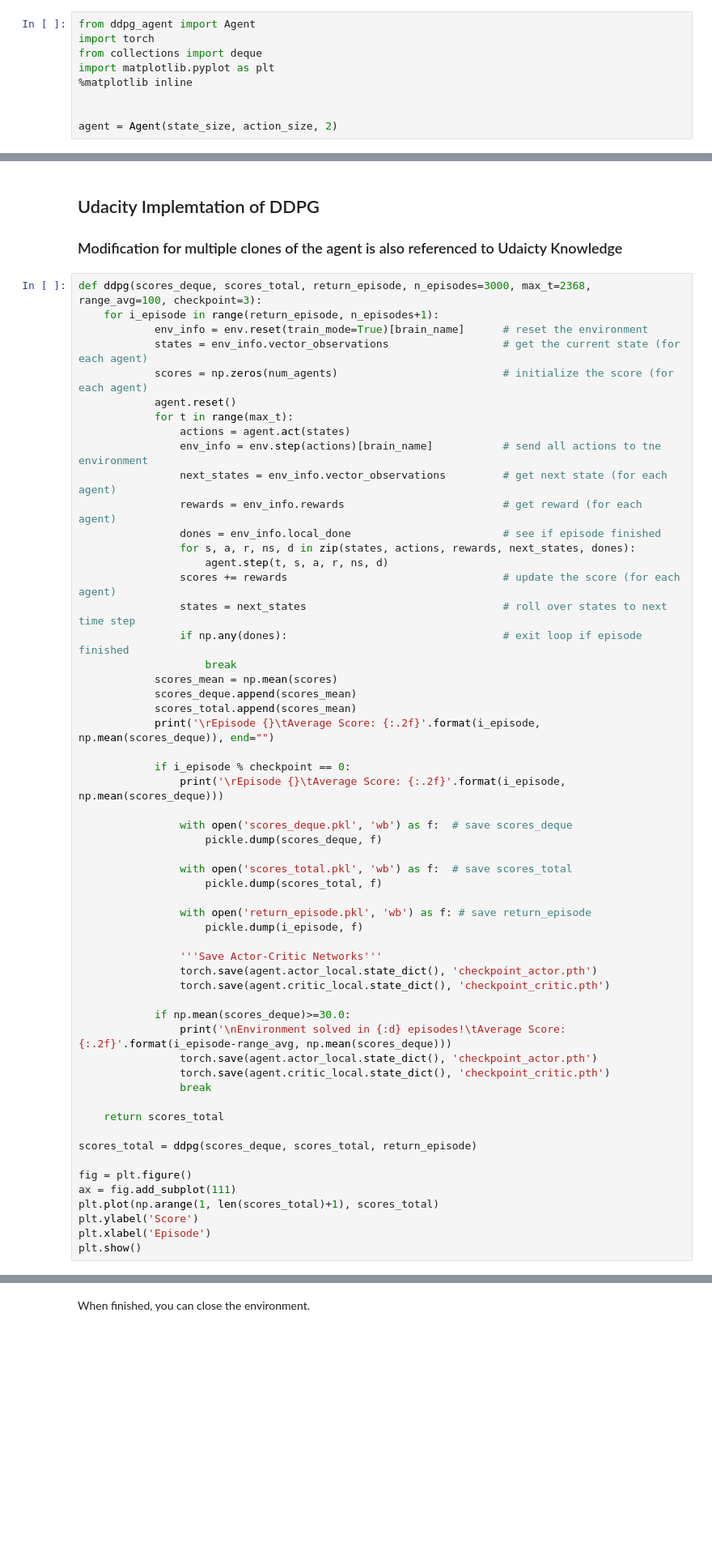
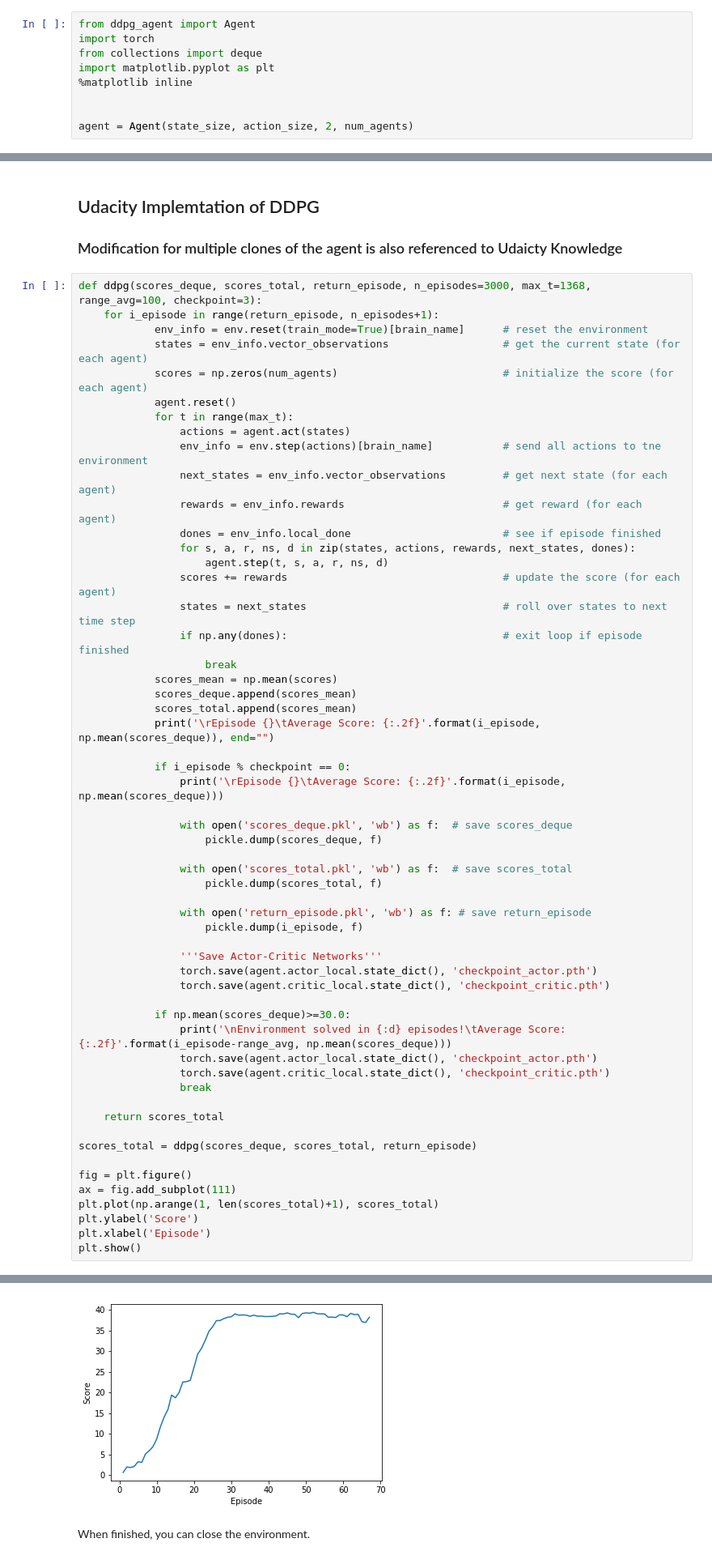
Before and after one commit to haohuynh/DRL_Continuous_Control, a Jupyter notebook: Continuous_Control.ipynb, the cells around one changed output, grey strips where cells are left out. Shown at 81% size. Cells and saved outputs as stored; diff of their text form; blank space fills up the shorter version.

```diff
--- a/Continuous_Control.ipynb
+++ b/Continuous_Control.ipynb
@@ -169,7 +169,7 @@ import matplotlib.pyplot as plt
 %matplotlib inline
 
 
-agent = Agent(state_size, action_size, 2)
+agent = Agent(state_size, action_size, 2, num_agents)
 # %% [markdown]
 ###### A Trick to handle workspace timeout during a long training process
 # %%
@@ -196,7 +196,7 @@ agent.critic_local.load_state_dict(torch.load('checkpoint_critic.pth'))
 ## Udacity Implemtation of DDPG
 ### Modification for multiple clones of the agent is also referenced to Udaicty Knowledge
 # %%
-def ddpg(scores_deque, scores_total, return_episode, n_episodes=3000, max_t=2368, range_avg=100, checkpoint=3):
+def ddpg(scores_deque, scores_total, return_episode, n_episodes=3000, max_t=1368, range_avg=100, checkpoint=3):
     for i_episode in range(return_episode, n_episodes+1):
             env_info = env.reset(train_mode=True)[brain_name]      # reset the environment
             states = env_info.vector_observations                  # get the current state (for each agent)
@@ -267,3 +272,4 @@ KeyboardInterrupt:
+[figure, added]
 # %% [markdown]
 When finished, you can close the environment.
 # %%
```
Also changed, not shown: parts of 3 cells of this notebook, 8 other files.
